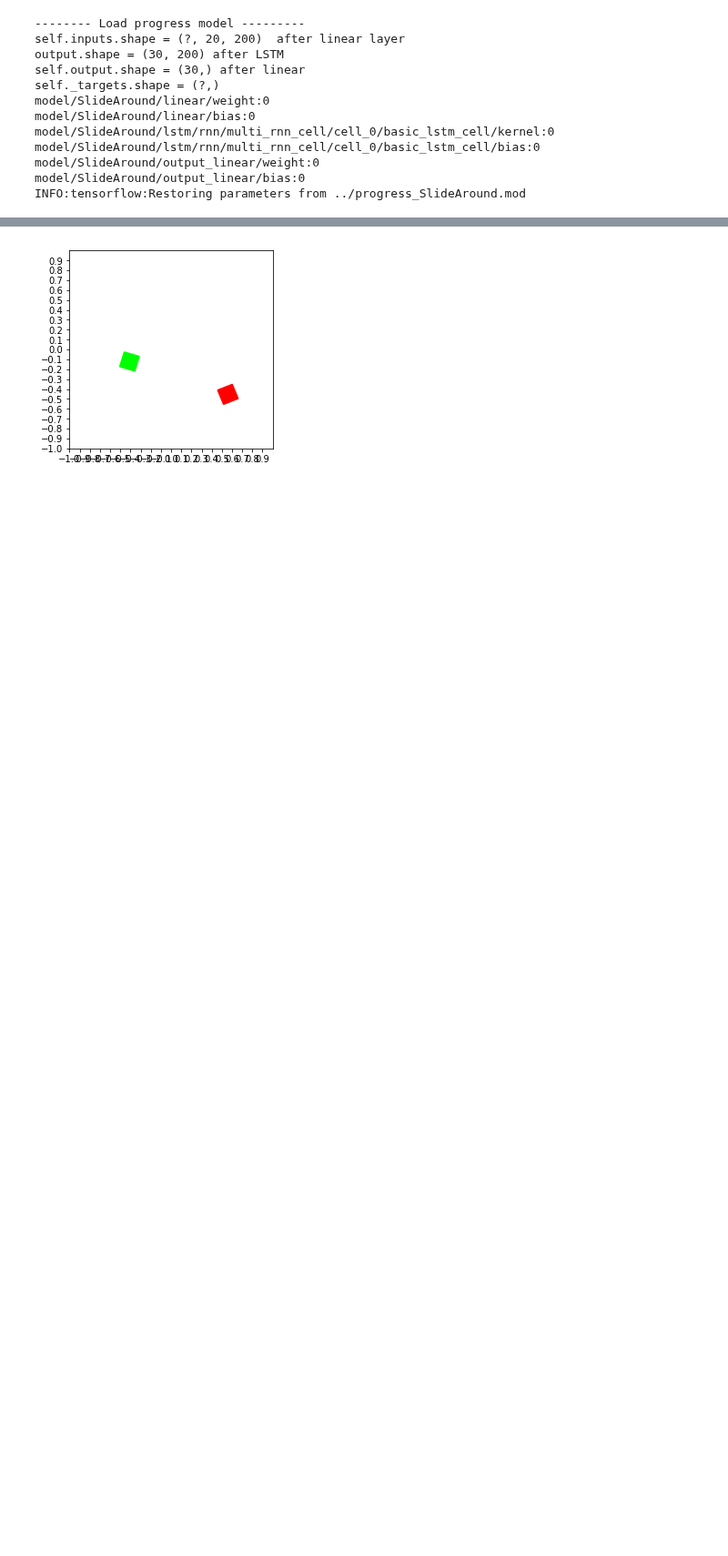
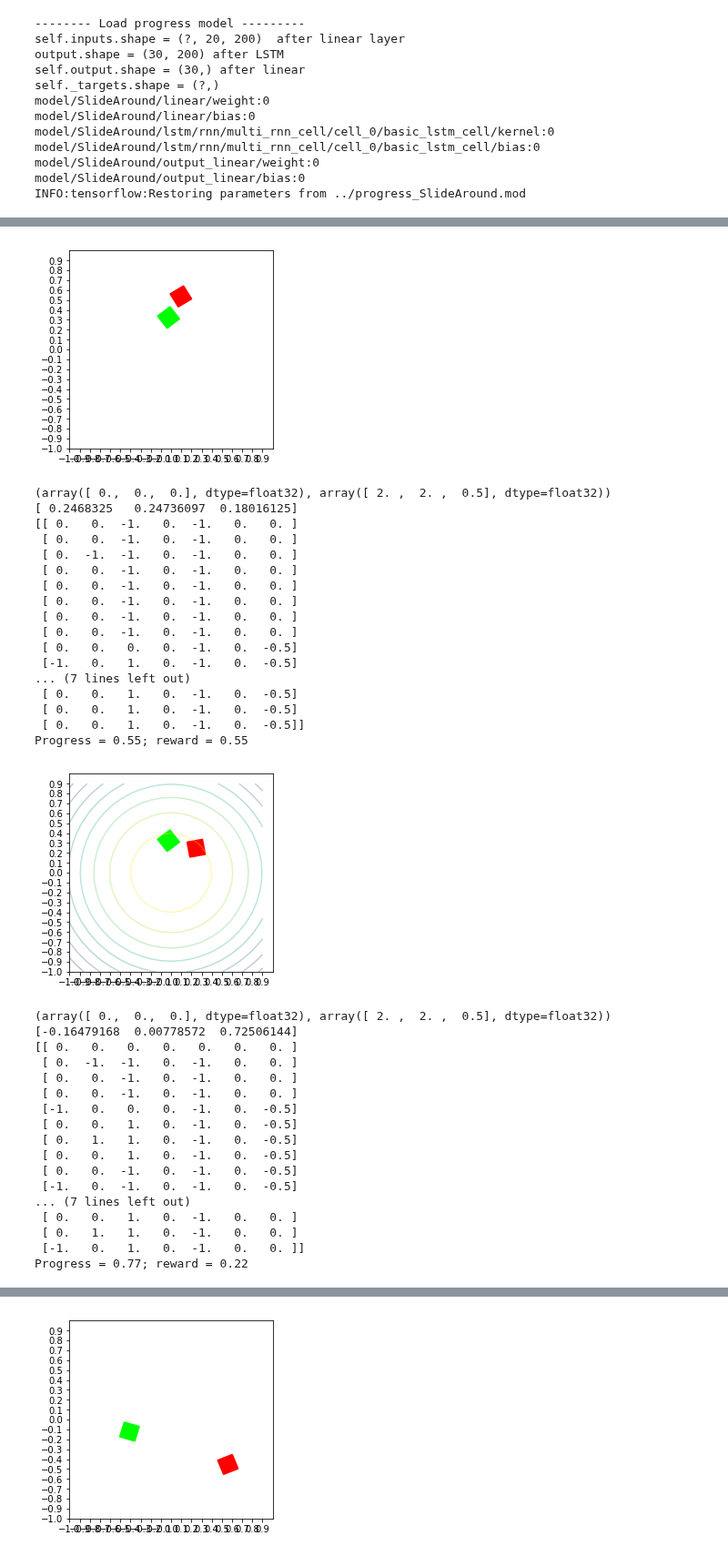
Before and after one commit to tuandnvn/learn-to-perform, a Jupyter notebook: notebooks/test_action_learner_search.ipynb, the cells around one changed output, grey strips where cells are left out. Shown at 91% size. Saved outputs shown, nothing was run; the diff lists cells and outputs as text; code cells hidden in the pictures; blank space fills up the shorter version.

```diff
--- a/notebooks/test_action_learner_search.ipynb
+++ b/notebooks/test_action_learner_search.ipynb
@@ -111,0 +151,3 @@ for _, from_t, to_t, _, _, success, _, _ in explorations[0].action_storage:
+# %%
+action_ln.env.reset()
+explorations = action_ln.learn_one_setup(verbose = True)
@@ -111,0 +172,39 @@ for _, from_t, to_t, _, _, success, _, _ in explorations[0].action_storage:
+# %%
+explorations[0].replay(verbose = True)
+# %% [output]
+[figure, added]
+(array([ 0.,  0.,  0.], dtype=float32), array([ 2. ,  2. ,  0.5], dtype=float32))
+[ 0.2468325   0.24736097  0.18016125]
+[[ 0.   0.  -1.   0.  -1.   0.   0. ]
+ [ 0.   0.  -1.   0.  -1.   0.   0. ]
+ [ 0.  -1.  -1.   0.  -1.   0.   0. ]
+ [ 0.   0.  -1.   0.  -1.   0.   0. ]
+ [ 0.   0.  -1.   0.  -1.   0.   0. ]
+ [ 0.   0.  -1.   0.  -1.   0.   0. ]
+ [ 0.   0.  -1.   0.  -1.   0.   0. ]
+ [ 0.   0.  -1.   0.  -1.   0.   0. ]
+ [ 0.   0.   0.   0.  -1.   0.  -0.5]
+ [-1.   0.   1.   0.  -1.   0.  -0.5]
+... (7 lines left out)
+ [ 0.   0.   1.   0.  -1.   0.  -0.5]
+ [ 0.   0.   1.   0.  -1.   0.  -0.5]
+ [ 0.   0.   1.   0.  -1.   0.  -0.5]]
+Progress = 0.55; reward = 0.55
+[figure, added]
+(array([ 0.,  0.,  0.], dtype=float32), array([ 2. ,  2. ,  0.5], dtype=float32))
+[-0.16479168  0.00778572  0.72506144]
+[[ 0.   0.   0.   0.   0.   0.   0. ]
+ [ 0.  -1.  -1.   0.  -1.   0.   0. ]
+ [ 0.   0.  -1.   0.  -1.   0.   0. ]
+ [ 0.   0.  -1.   0.  -1.   0.   0. ]
+ [-1.   0.   0.   0.  -1.   0.  -0.5]
+ [ 0.   0.   1.   0.  -1.   0.  -0.5]
+ [ 0.   1.   1.   0.  -1.   0.  -0.5]
+ [ 0.   0.   1.   0.  -1.   0.  -0.5]
+ [ 0.   0.  -1.   0.  -1.   0.  -0.5]
+ [-1.   0.  -1.   0.  -1.   0.  -0.5]
+... (7 lines left out)
+ [ 0.   0.   1.   0.  -1.   0.   0. ]
+ [ 0.   1.   1.   0.  -1.   0.   0. ]
+ [-1.   0.   1.   0.  -1.   0.   0. ]]
+Progress = 0.77; reward = 0.22
```
Also changed, not shown: parts of 5 cells of this notebook, 11 other files.
